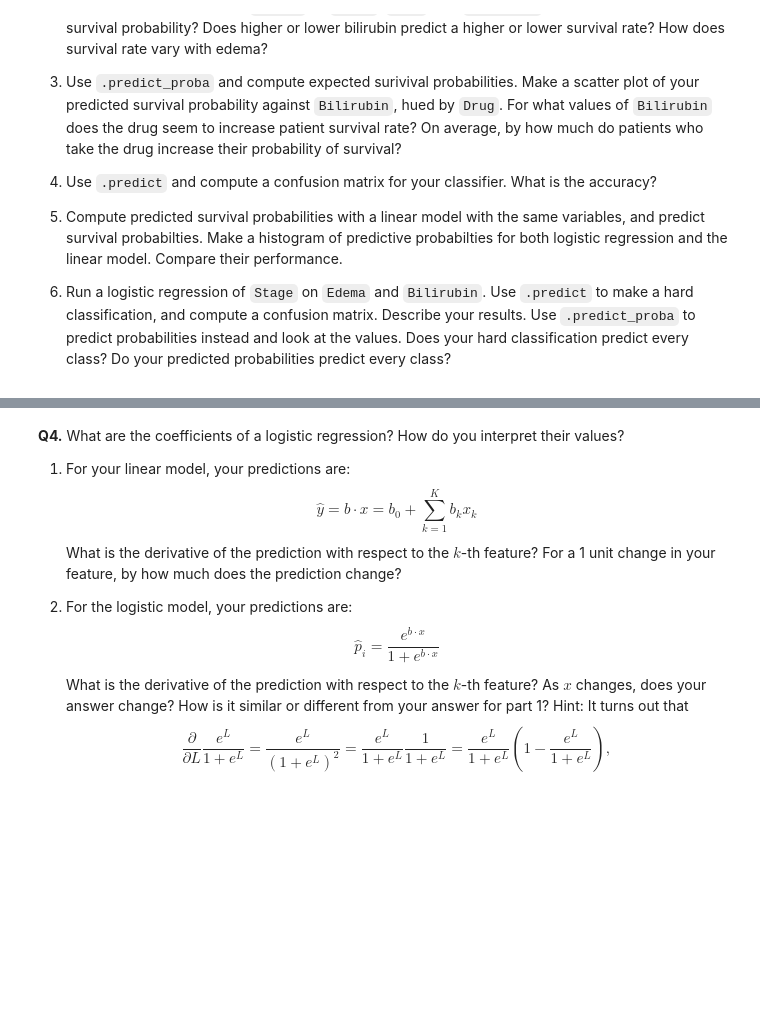
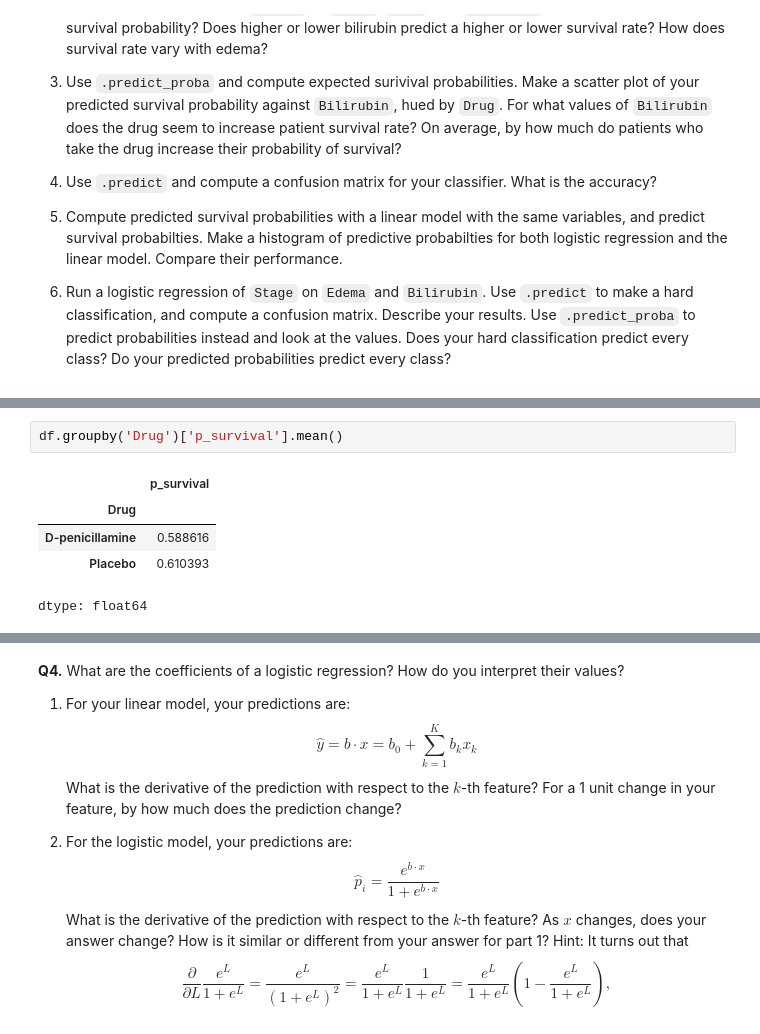
Before and after one commit to SafaaMahbub/undergrad_ml_assignments, a Jupyter notebook: 05_assignment_glm.ipynb, the cells around one changed output, grey strips where cells are left out. Drawn from its saved outputs; the diff is of its cells as text; blank space fills up the shorter version.

```diff
--- a/05_assignment_glm.ipynb
+++ b/05_assignment_glm.ipynb
@@ -225,0 +241,8 @@ print(logReg.intercept_)
+# %%
+df.groupby('Drug')['p_survival'].mean()
+# %% [output]
+|  | p_survival |
+| Drug |  |
+| D-penicillamine | 0.588616 |
+| Placebo | 0.610393 |
+dtype: float64
```
Also changed, not shown: parts of 8 cells of this notebook.
